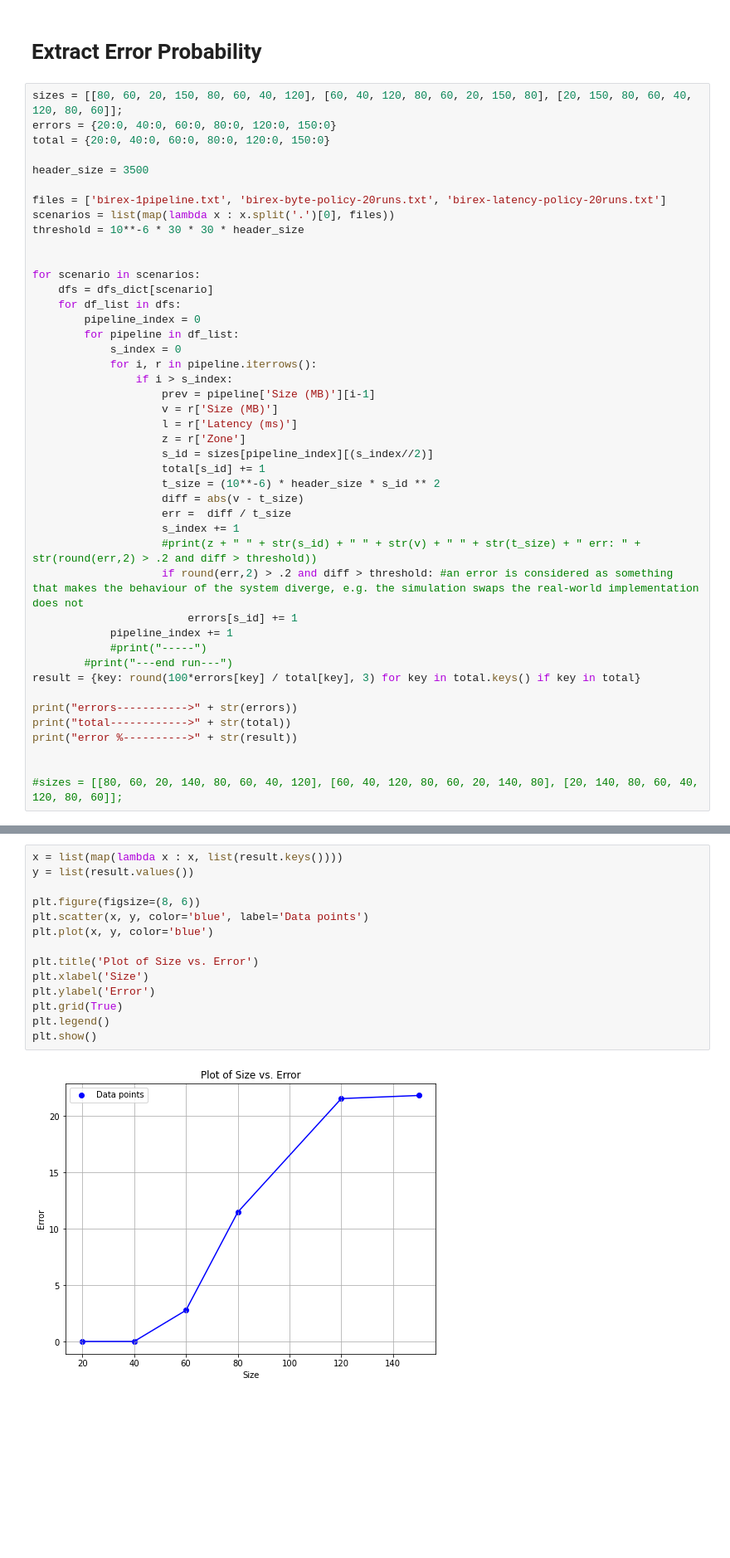
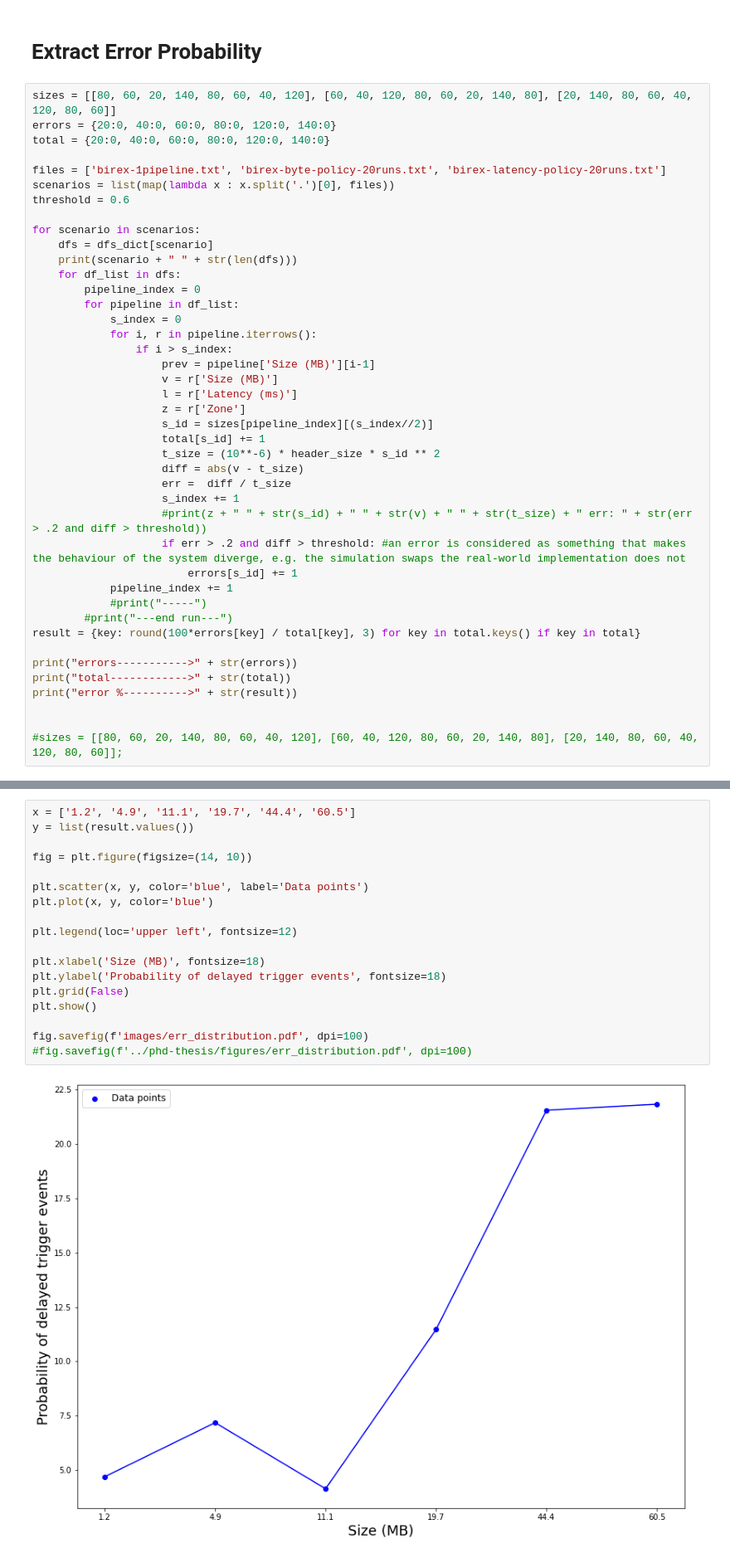
Before and after one commit to LBacchiani/migration-simulation, a Jupyter notebook: notebook.ipynb, the cells around one changed output, grey strips where cells are left out. Shown at 83% size. Cells and saved outputs as stored; diff of their text form; blank space fills up the shorter version.

```diff
--- a/notebook.ipynb
+++ b/notebook.ipynb
@@ -523,19 +517,17 @@ for scenario in scenarios:
 # %% [markdown]
 # Extract Error Probability
 # %%
-sizes = [[80, 60, 20, 150, 80, 60, 40, 120], [60, 40, 120, 80, 60, 20, 150, 80], [20, 150, 80, 60, 40, 120, 80, 60]];
-errors = {20:0, 40:0, 60:0, 80:0, 120:0, 150:0}
-total = {20:0, 40:0, 60:0, 80:0, 120:0, 150:0}
-
-header_size = 3500
+sizes = [[80, 60, 20, 140, 80, 60, 40, 120], [60, 40, 120, 80, 60, 20, 140, 80], [20, 140, 80, 60, 40, 120, 80, 60]]
+errors = {20:0, 40:0, 60:0, 80:0, 120:0, 140:0}
+total = {20:0, 40:0, 60:0, 80:0, 120:0, 140:0}
 
 files = ['birex-1pipeline.txt', 'birex-byte-policy-20runs.txt', 'birex-latency-policy-20runs.txt']
 scenarios = list(map(lambda x : x.split('.')[0], files))
-threshold = 10**-6 * 30 * 30 * header_size
-
+threshold = 0.6
 
 for scenario in scenarios:
     dfs = dfs_dict[scenario]
+    print(scenario + " " + str(len(dfs)))
     for df_list in dfs:
         pipeline_index = 0
         for pipeline in df_list:
@@ -552,8 +544,8 @@ for scenario in scenarios:
                     diff = abs(v - t_size)
                     err =  diff / t_size
                     s_index += 1
-                    #print(z + " " + str(s_id) + " " + str(v) + " " + str(t_size) + " err: " + str(round(err,2) > .2 and diff > threshold))
-                    if round(err,2) > .2 and diff > threshold: #an error is considered as something that makes the behaviour of the system diverge, e.g. the simulation swaps the real-world implementation does not
+                    #print(z + " " + str(s_id) + " " + str(v) + " " + str(t_size) + " err: " + str(err > .2 and diff > threshold))
+                    if err > .2 and diff > threshold: #an error is considered as something that makes the behaviour of the system diverge, e.g. the simulation swaps the real-world implementation does not
                         errors[s_id] += 1
             pipeline_index += 1
             #print("-----")
@@ -573,19 +568,23 @@ error %---------->{20: 0.0, 40: 0.0, 60: 2.762, 80: 11.464, 120: 21.547, 150: 21
 # %%
-x = list(map(lambda x : x, list(result.keys())))
+x = ['1.2', '4.9', '11.1', '19.7', '44.4', '60.5']
 y = list(result.values())
 
-plt.figure(figsize=(8, 6))
+fig = plt.figure(figsize=(14, 10))
+
 plt.scatter(x, y, color='blue', label='Data points')
 plt.plot(x, y, color='blue')
 
-plt.title('Plot of Size vs. Error')
-plt.xlabel('Size')
-plt.ylabel('Error')
-plt.grid(True)
-plt.legend()
+plt.legend(loc='upper left', fontsize=12)
+
+plt.xlabel('Size (MB)', fontsize=18)
+plt.ylabel('Probability of delayed trigger events', fontsize=18)
+plt.grid(False)
 plt.show()
+
+fig.savefig(f'images/err_distribution.pdf', dpi=100)
+#fig.savefig(f'../phd-thesis/figures/err_distribution.pdf', dpi=100)
 # %% [output]
-[figure, old version]
+[figure, new version]
 # %% [markdown]
 # Extract the function to approximate the graph
 # %%
```
Also changed, not shown: parts of 10 cells of this notebook, 10 other files.
